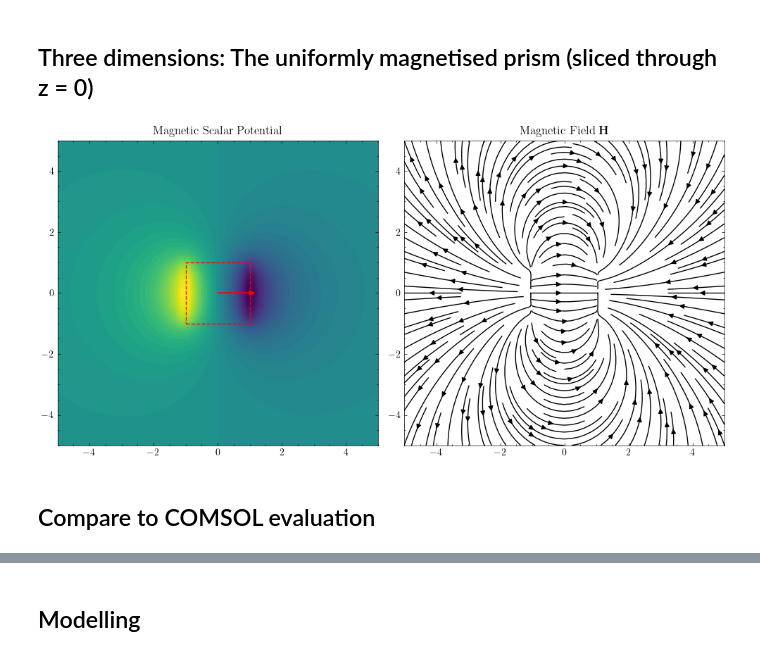
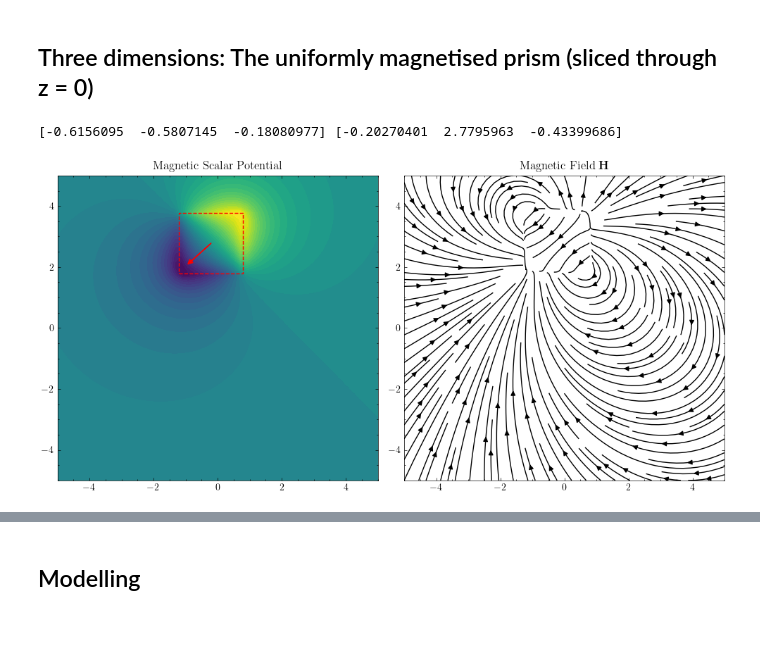
Before and after one commit to cmt-dtu-energy/hypermagnetics, a Jupyter notebook: nbs/sources.ipynb, the cells around one changed output, grey strips where cells are left out. Cells and saved outputs as stored; diff of their text form; code cells hidden in the pictures; blank space fills up the shorter version.

Commit message:
plot 3D prism field slice using hypermagnetics.source

```diff
--- a/nbs/sources.ipynb
+++ b/nbs/sources.ipynb
@@ -251,38 +216,64 @@ lims = jnp.array([1, 1, 1])
+# %%
+res = 50
+lim = 5
+row = jnp.linspace(-lim, lim, res)
+
+config = {
+    "shape": "prism",
+    "n_samples": 1,
+    "n_sources": 1,
+    "seed": 30,
+    "dim": 3,
+    "lim": lim,
+    "res": res,
+}
+
+prism_data = configure(**config)
+m, r0 = jnp.split(prism_data["sources"], 2, axis=-1)
+m, r0 = m.squeeze(), r0.squeeze()
+print(m, r0)
+# %% [output]
+[-0.6156095  -0.5807145  -0.18080977] [-0.20270401  2.7795963  -0.43399686]
 # %%
 x, y, z = jnp.meshgrid(row, row, jnp.linspace(0, 0, 1))
 r = jnp.stack([x, y, z], axis=-1).reshape(-1, 3)
+x0, y0, z0 = r0
 
-potential = jax.vmap(_potential, in_axes=(None, 0, None))(m, r, lims)
-field = -jax.vmap(jax.grad(_potential, argnums=1), in_axes=(None, 0, None))(m, r, lims)
+potential = prism_data["potential_grid"].reshape(res, res, res)
+field = prism_data["field_grid"].reshape(res, res, res, 3)
 
-potential = potential.reshape(res, res)
-field = field.reshape(res, res, 3)
+potential = potential[..., res // 2]
+field = field[..., res // 2, :]
 
 with plt.style.context("science"):
     fig, (ax1, ax2) = plt.subplots(1, 2, figsize=(10, 5))
 
     # Subplot 1: Contour plot of potential
     ax1.contourf(x[..., 0], y[..., 0], potential, levels=50, cmap="viridis")
     ax1.set_title("Magnetic Scalar Potential")
 
     # Draw red square
     square = patches.Rectangle(
-        (-1, -1), 2, 2, linewidth=1, edgecolor="r", facecolor="none", linestyle="--"
+        (x0 - 1, y0 - 1),
+        2,
+        2,
+        linewidth=1,
+        edgecolor="r",
+        facecolor="none",
+        linestyle="--",
     )
     ax1.add_patch(square)
-    ax1.arrow(0, 0, m[0], m[1], head_width=0.15, head_length=0.15, fc="r", ec="r")
+    ax1.arrow(x0, y0, m[0], m[1], head_width=0.15, head_length=0.15, fc="r", ec="r")
 
     # Subplot 2: Streamplot of field
     nx = np.array(x[..., 0])
     ny = np.array(y[..., 0])
     Bx = np.array(field[..., 0])
     By = np.array(field[..., 1])
     ax2.streamplot(nx, ny, Bx, By, color="k", density=1.5)
     ax2.set_title("Magnetic Field $\mathbf{H}$")
 
     plt.tight_layout()
     plt.show()
 # %% [output]
-[figure, old version]
+[figure, new version]
-# %% [markdown]
-## Compare to COMSOL evaluation
```
Also changed, not shown: parts of 5 cells of this notebook.
